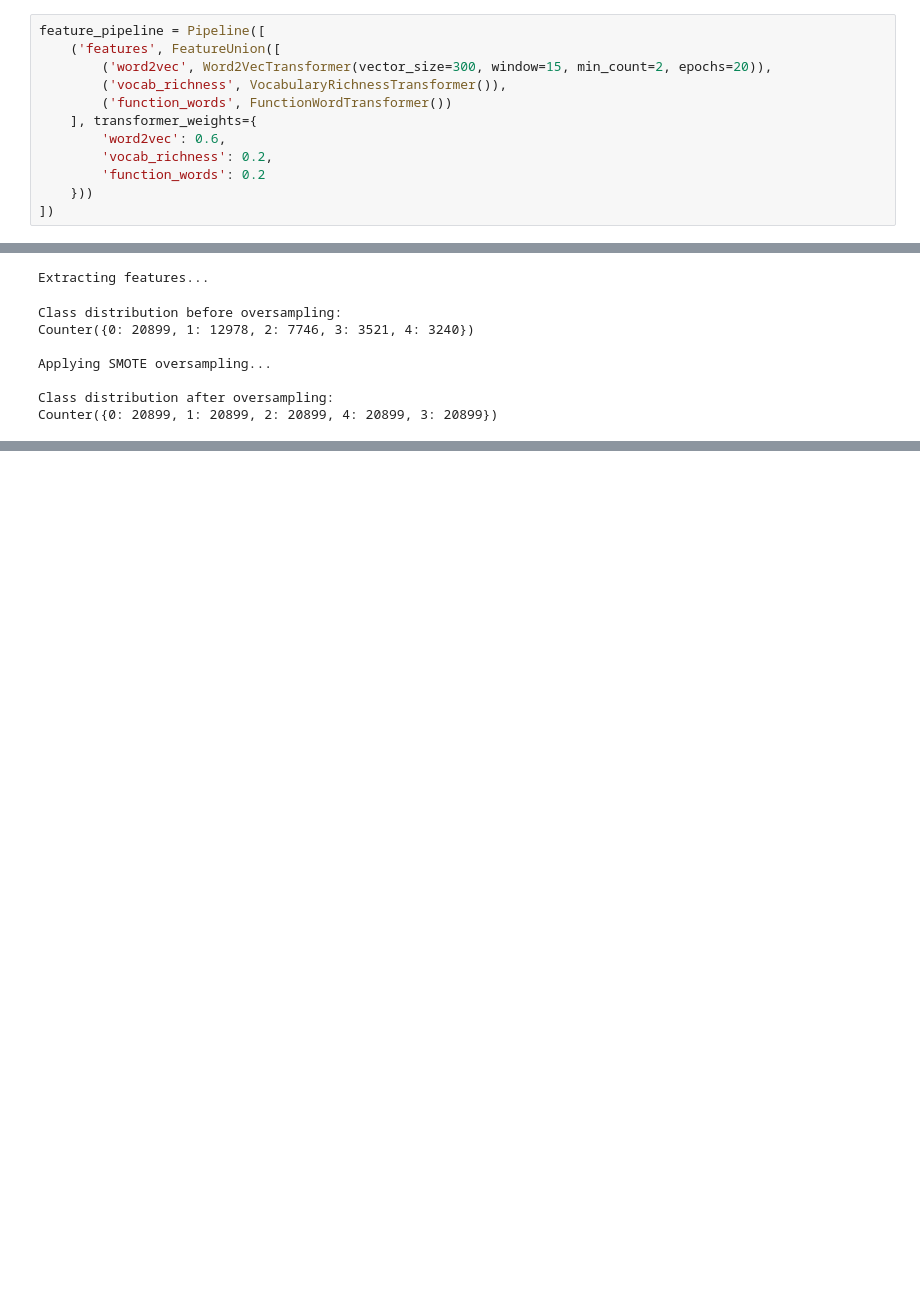
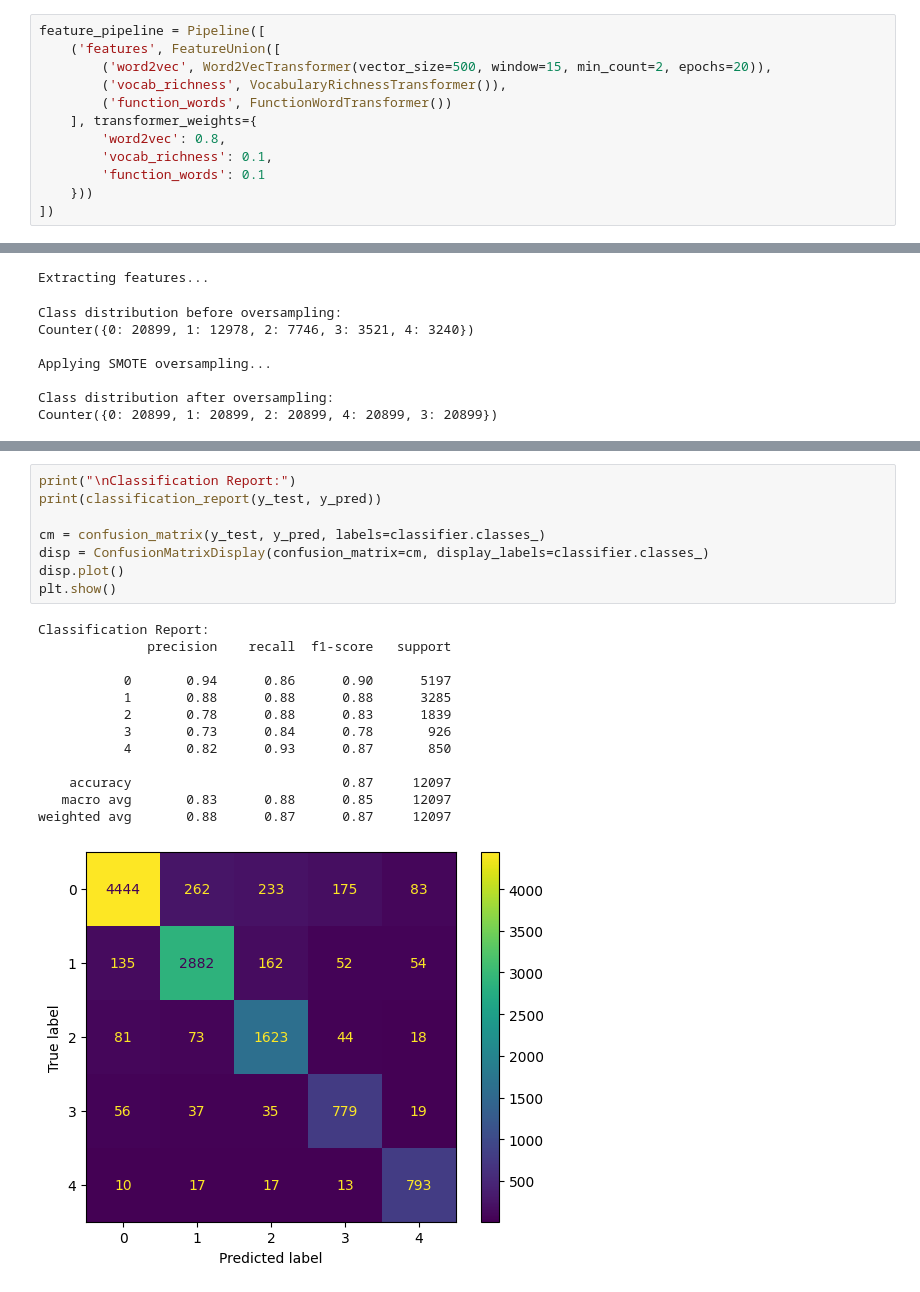
Before and after one commit to julianricom1/FPLN_team3, a Jupyter notebook: author_style_classifier_word2vec.ipynb, the cells around one changed output, grey strips where cells are left out. Drawn from its saved outputs; the diff is of its cells as text; blank space fills up the shorter version.

Commit message:
word2vec tunning

```diff
--- a/author_style_classifier_word2vec.ipynb
+++ b/author_style_classifier_word2vec.ipynb
@@ -123,13 +124,13 @@ class FunctionWordTransformer(BaseEstimator, TransformerMixin):
 # %%
 feature_pipeline = Pipeline([
     ('features', FeatureUnion([
-        ('word2vec', Word2VecTransformer(vector_size=300, window=15, min_count=2, epochs=20)),
+        ('word2vec', Word2VecTransformer(vector_size=500, window=15, min_count=2, epochs=20)),
         ('vocab_richness', VocabularyRichnessTransformer()),
         ('function_words', FunctionWordTransformer())
     ], transformer_weights={
-        'word2vec': 0.6,
-        'vocab_richness': 0.2,
-        'function_words': 0.2
+        'word2vec': 0.8,
+        'vocab_richness': 0.1,
+        'function_words': 0.1
     }))
 ])
 # %%
@@ -210,0 +195,22 @@ weighted avg       0.87      0.86      0.87     12097
+# %%
+print("\nClassification Report:")
+print(classification_report(y_test, y_pred))
+
+cm = confusion_matrix(y_test, y_pred, labels=classifier.classes_)
+disp = ConfusionMatrixDisplay(confusion_matrix=cm, display_labels=classifier.classes_)
+disp.plot()
+plt.show()
+# %% [output]
+Classification Report:
+              precision    recall  f1-score   support
+
+           0       0.94      0.86      0.90      5197
+           1       0.88      0.88      0.88      3285
+           2       0.78      0.88      0.83      1839
+           3       0.73      0.84      0.78       926
+           4       0.82      0.93      0.87       850
+
+    accuracy                           0.87     12097
+   macro avg       0.83      0.88      0.85     12097
+weighted avg       0.88      0.87      0.87     12097
+[figure, added]
```
Also changed, not shown: parts of 4 cells of this notebook, 2 other files.
